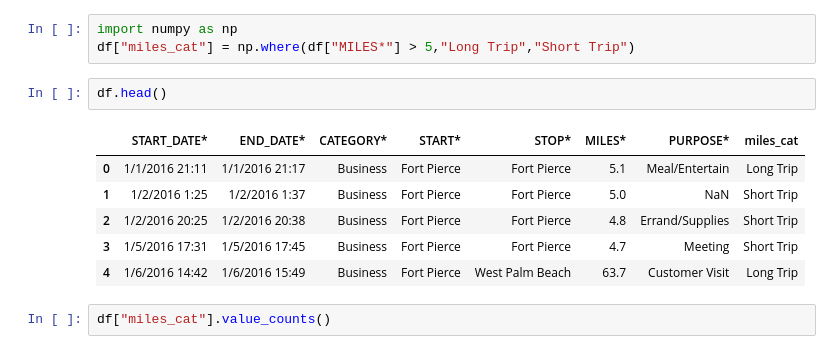
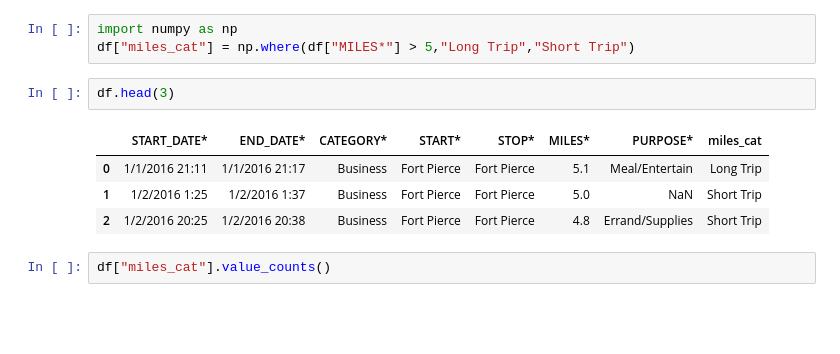
Before and after one commit to Army-man-gif/Courses, a Jupyter notebook: Course 1/Work/python_overview (1).ipynb, the cells around one changed output. Cells and saved outputs as stored; diff of their text form; blank space fills up the shorter version.

```diff
--- a/Course 1/Work/python_overview (1).ipynb
+++ b/Course 1/Work/python_overview (1).ipynb
@@ -655,14 +670,12 @@ df.sort_values(by=["START*", "MILES*"],ascending=[True,False]).head(5)
 import numpy as np
 df["miles_cat"] = np.where(df["MILES*"] > 5,"Long Trip","Short Trip")
 # %%
-df.head()
+df.head(3)
 # %% [output]
 |  | START_DATE* | END_DATE* | CATEGORY* | START* | STOP* | MILES* | PURPOSE* | miles_cat |
 | 0 | 1/1/2016 21:11 | 1/1/2016 21:17 | Business | Fort Pierce | Fort Pierce | 5.1 | Meal/Entertain | Long Trip |
 | 1 | 1/2/2016 1:25 | 1/2/2016 1:37 | Business | Fort Pierce | Fort Pierce | 5.0 | NaN | Short Trip |
 | 2 | 1/2/2016 20:25 | 1/2/2016 20:38 | Business | Fort Pierce | Fort Pierce | 4.8 | Errand/Supplies | Short Trip |
-| 3 | 1/5/2016 17:31 | 1/5/2016 17:45 | Business | Fort Pierce | Fort Pierce | 4.7 | Meeting | Short Trip |
-| 4 | 1/6/2016 14:42 | 1/6/2016 15:49 | Business | Fort Pierce | West Palm Beach | 63.7 | Customer Visit | Long Trip |
 # %%
 df["miles_cat"].value_counts()
 # %% [output]
```
Also changed, not shown: parts of 5 cells of this notebook.
